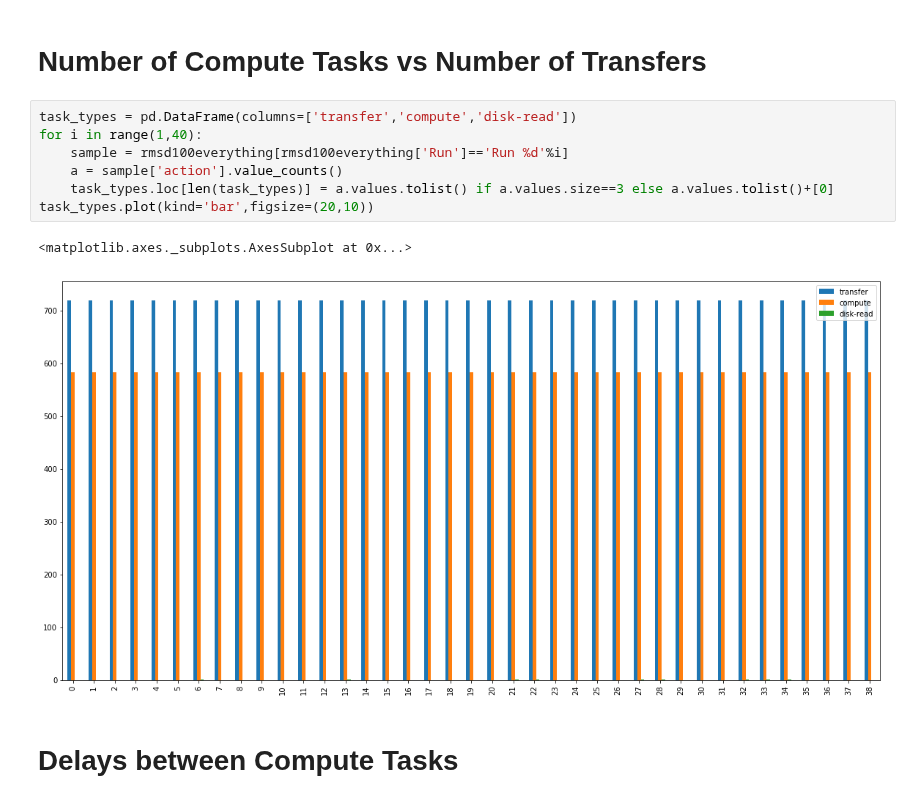
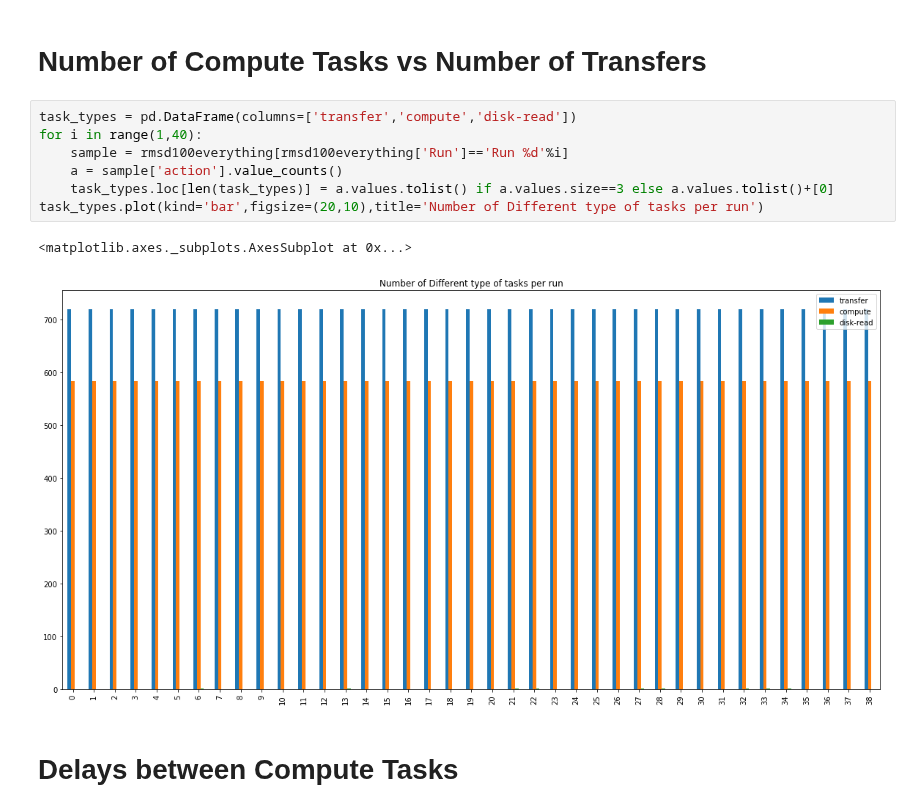
Before and after one commit to radical-experiments/midas_exps, a Jupyter notebook: RMSD-MDAnalysis/RMSD_Dask_x100_144task_analysis.ipynb, the cells around one changed output. Saved outputs shown, nothing was run; the diff lists cells and outputs as text.

Commit message:
Correctd latest notebook figure titles, added x600 notebook

```diff
--- a/RMSD-MDAnalysis/RMSD_Dask_x100_144task_analysis.ipynb
+++ b/RMSD-MDAnalysis/RMSD_Dask_x100_144task_analysis.ipynb
@@ -109,13 +117,13 @@ Dask Tasks over 2 sigma from the mean:  34
 # %%
 task_types = pd.DataFrame(columns=['transfer','compute','disk-read'])
 for i in range(1,40):
     sample = rmsd100everything[rmsd100everything['Run']=='Run %d'%i]
     a = sample['action'].value_counts()
     task_types.loc[len(task_types)] = a.values.tolist() if a.values.size==3 else a.values.tolist()+[0]
-task_types.plot(kind='bar',figsize=(20,10))
+task_types.plot(kind='bar',figsize=(20,10),title='Number of Different type of tasks per run')
 # %% [output]
 <matplotlib.axes._subplots.AxesSubplot at 0x...>
-[figure, old version]
+[figure, new version]
 # %% [markdown]
 # Delays between Compute Tasks
 # %%
```
Also changed, not shown: parts of 6 cells of this notebook, 20 other files.
